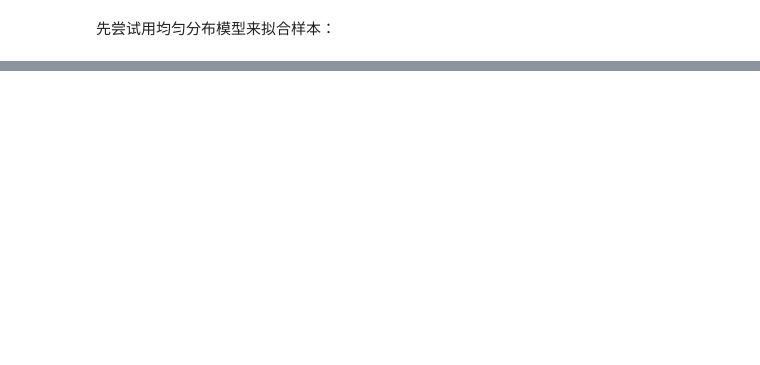
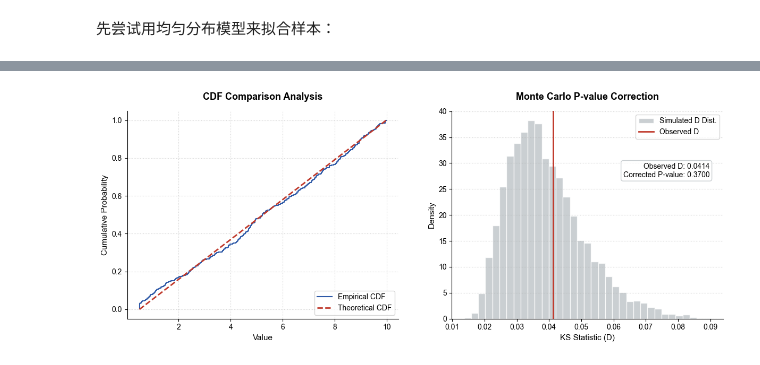
Before and after one commit to WjNaG2/SI140-RedEnvelope, a Jupyter notebook: 最大似然估计和KS检验/均匀分布估计/1.ipynb, the cells around one changed output, grey strips where cells are left out. Drawn from its saved outputs; the diff is of its cells as text; code cells hidden in the pictures; blank space fills up the shorter version.

```diff
--- a/最大似然估计和KS检验/均匀分布估计/1.ipynb
+++ b/最大似然估计和KS检验/均匀分布估计/1.ipynb
@@ -54,0 +57,86 @@ print(f"区间长度 (b-a): {scale_fit:.4f}")
+# %%
+import pandas as pd
+import numpy as np
+import matplotlib.pyplot as plt
+from scipy.stats import uniform, kstest
+import io
+
+# 1. 数据准备
+# 假设 df 已经由之前的步骤读入
+df_clean = df[df['Trial'] != 'Total'].copy()
+person1_data = df_clean['Person1'].astype(float).values
+n_samples = len(person1_data)
+
+# 2. 参数估计与 KS 统计量计算
+a_obs, scale_obs = uniform.fit(person1_data)
+b_obs = a_obs + scale_obs
+d_obs, _ = kstest(person1_data, 'uniform', args=(a_obs, scale_obs))
+
+# 3. 蒙特卡洛模拟 (5000次)
+n_sims = 5000
+d_sims = np.zeros(n_sims)
+
+print(f"Executing Monte Carlo Simulation ({n_sims} iterations)...")
+for i in range(n_sims):
+    sim_sample = uniform.rvs(loc=a_obs, scale=scale_obs, size=n_samples)
+    a_sim, scale_sim = uniform.fit(sim_sample)
+    d_sim, _ = kstest(sim_sample, 'uniform', args=(a_sim, scale_sim))
+    d_sims[i] = d_sim
+
+p_corrected = np.mean(d_sims >= d_obs)
+
+# 4. 绘图 (优化比例与外观)
+# 设置全局样式
+plt.rcParams['font.sans-serif'] = ['Arial']
+plt.rcParams['axes.unicode_minus'] = False
+
+# 调整画布比例为 12:5，增加 dpi 使图像更清晰
+fig, (ax1, ax2) = plt.subplots(1, 2, figsize=(12, 5), dpi=100)
+
+# --- Left Plot: ECDF vs Theoretical CDF ---
+sorted_data = np.sort(person1_data)
+ecdf = np.arange(1, n_samples + 1) / n_samples
+x_range = np.linspace(a_obs, b_obs, 200)
+theoretical_cdf = uniform.cdf(x_range, loc=a_obs, scale=scale_obs)
+
+ax1.step(sorted_data, ecdf, label='Empirical CDF', color='#2E59A7', lw=1.5, where='post', zorder=2)
+ax1.plot(x_range, theoretical_cdf, label='Theoretical CDF', color='#C0392B', linestyle='--', lw=2, zorder=3)
+
+ax1.set_title('CDF Comparison Analysis', fontsize=13, fontweight='bold', pad=15)
+ax1.set_xlabel('Value', fontsize=11)
+ax1.set_ylabel('Cumulative Probability', fontsize=11)
+ax1.grid(True, linestyle=':', alpha=0.6)
+ax1.legend(frameon=True, loc='lower right')
+# 去掉上方和右方线条，更美观
+ax1.spines['top'].set_visible(False)
+ax1.spines['right'].set_visible(False)
+
+# --- Right Plot: Monte Carlo Distribution of D ---
+# 使用稍微透明的条形，并调整颜色
+ax2.hist(d_sims, bins=35, color='#BDC3C7', edgecolor='white', alpha=0.8, density=True, label='Simulated D Dist.')
+ax2.axvline(d_obs, color='#C0392B', linestyle='-', linewidth=2, label=f'Observed D')
+
+# 动态标注 P 值
+ax2.set_title('Monte Carlo P-value Correction', fontsize=13, fontweight='bold', pad=15)
+ax2.set_xlabel('KS Statistic (D)', fontsize=11)
+ax2.set_ylabel('Density', fontsize=11)
+ax2.grid(True, linestyle=':', alpha=0.6, axis='y')
+
+# 优化标注文本的位置和样式
+text_str = f'Observed D: {d_obs:.4f}\nCorrected P-value: {p_corrected:.4f}'
+ax2.text(0.95, 0.75, text_str, transform=ax2.transAxes, fontsize=10,
+         verticalalignment='top', horizontalalignment='right',
+         bbox=dict(boxstyle='round', facecolor='white', alpha=0.8, edgecolor='#BDC3C7'))
+
+ax2.legend(loc='upper right')
+ax2.spines['top'].set_visible(False)
+ax2.spines['right'].set_visible(False)
+
+# 调整子图间的距离，防止标签重叠
+plt.tight_layout(w_pad=4.0)
+plt.show()
+
+# 控制台输出
+print(f"Fit Results: a={a_obs:.3f}, b={b_obs:.3f}")
+print(f"Corrected P-value: {p_corrected:.4f}")
+# %% [output]
@@ -54,0 +144 @@ print(f"区间长度 (b-a): {scale_fit:.4f}")
+[figure, added]
```
Also changed, not shown: parts of 7 cells of this notebook, 3 other files.
